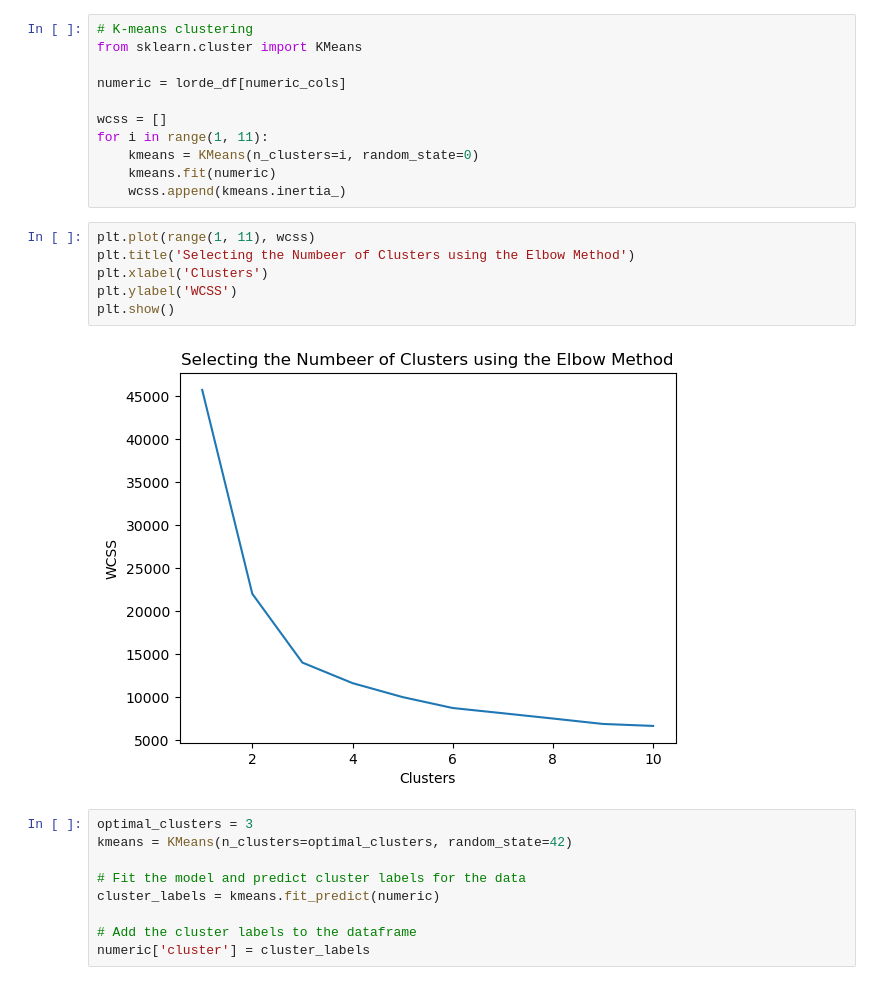
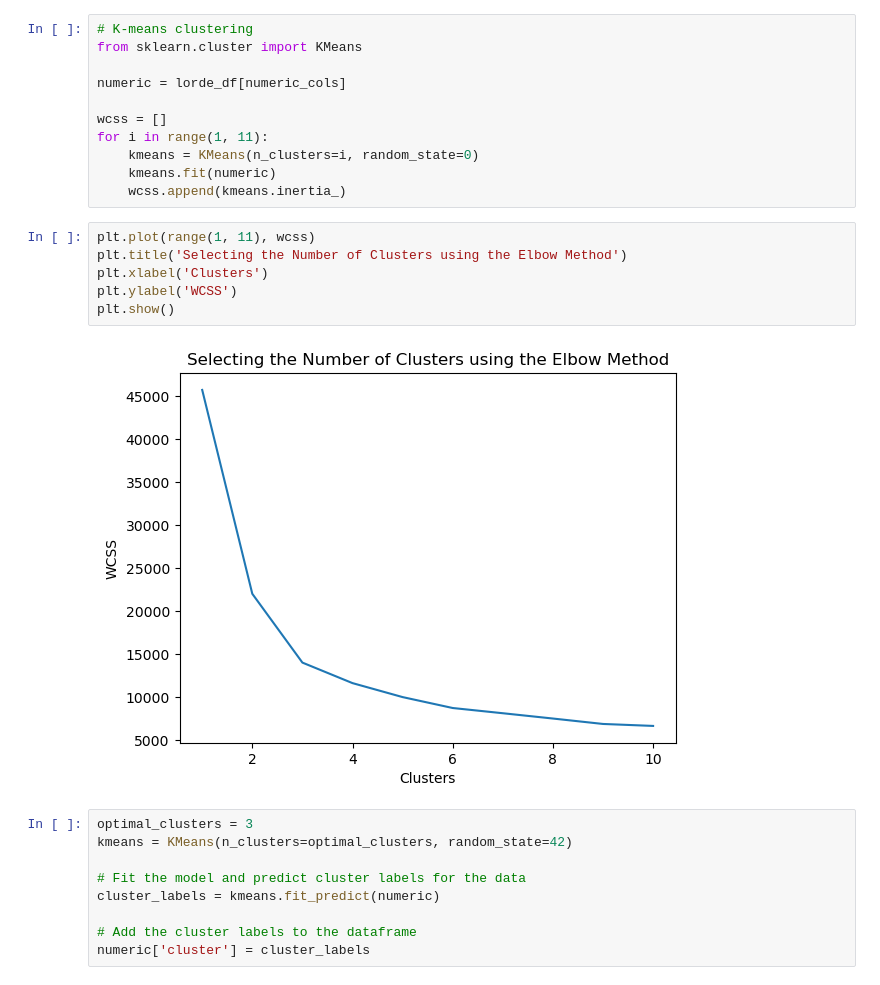
Before and after one commit to ashkren/Lorde-Sentiment-Analysis, a Jupyter notebook: lorde_code.ipynb, the cells around one changed output. Drawn from its saved outputs; the diff is of its cells as text.

```diff
--- a/lorde_code.ipynb
+++ b/lorde_code.ipynb
@@ -565,12 +565,12 @@ for i in range(1, 11):
     wcss.append(kmeans.inertia_)
 # %%
 plt.plot(range(1, 11), wcss)
-plt.title('Selecting the Numbeer of Clusters using the Elbow Method')
+plt.title('Selecting the Number of Clusters using the Elbow Method')
 plt.xlabel('Clusters')
 plt.ylabel('WCSS')
 plt.show()
 # %% [output]
-[figure, old version]
+[figure, new version]
 # %%
 optimal_clusters = 3
 kmeans = KMeans(n_clusters=optimal_clusters, random_state=42)
```
